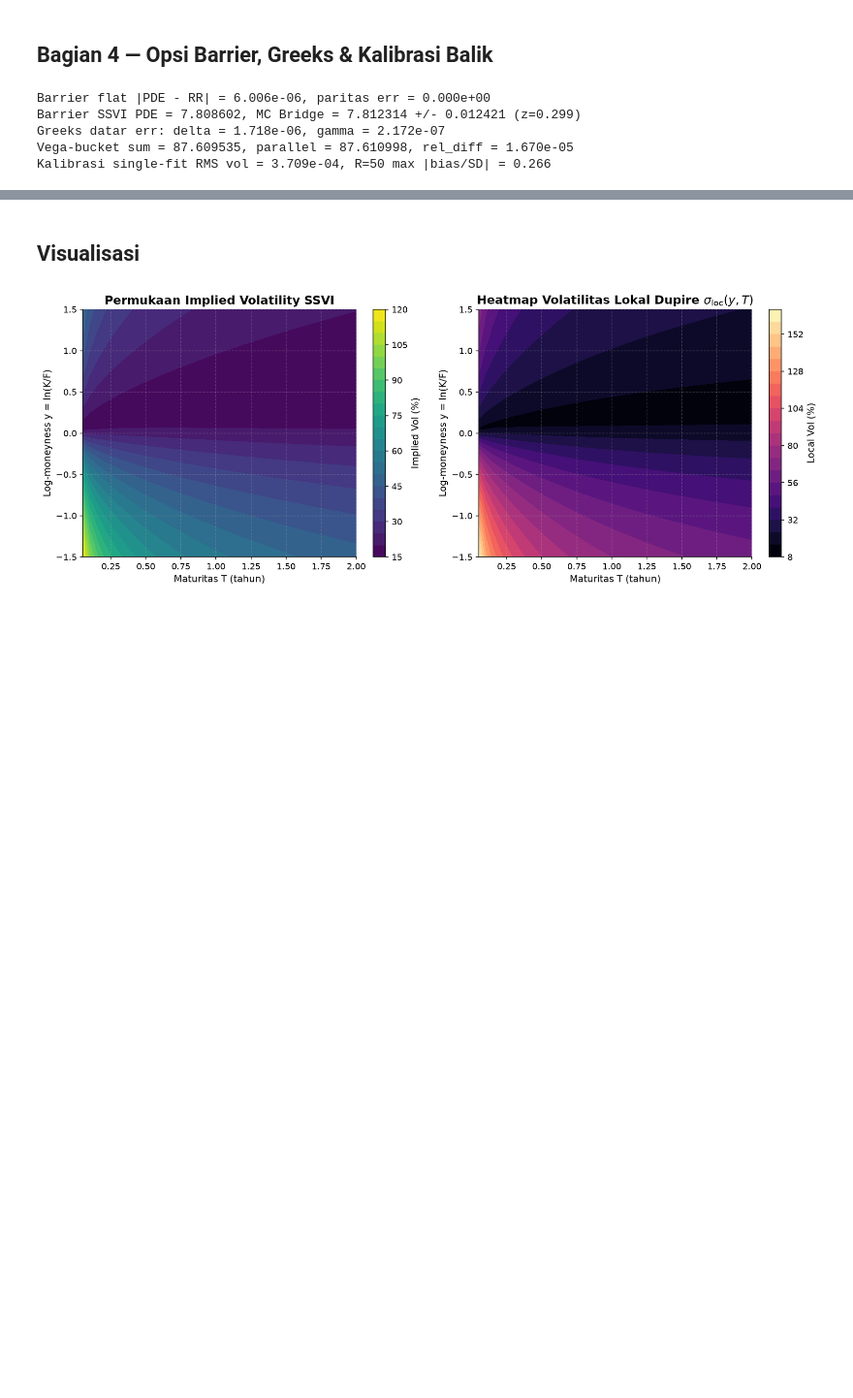
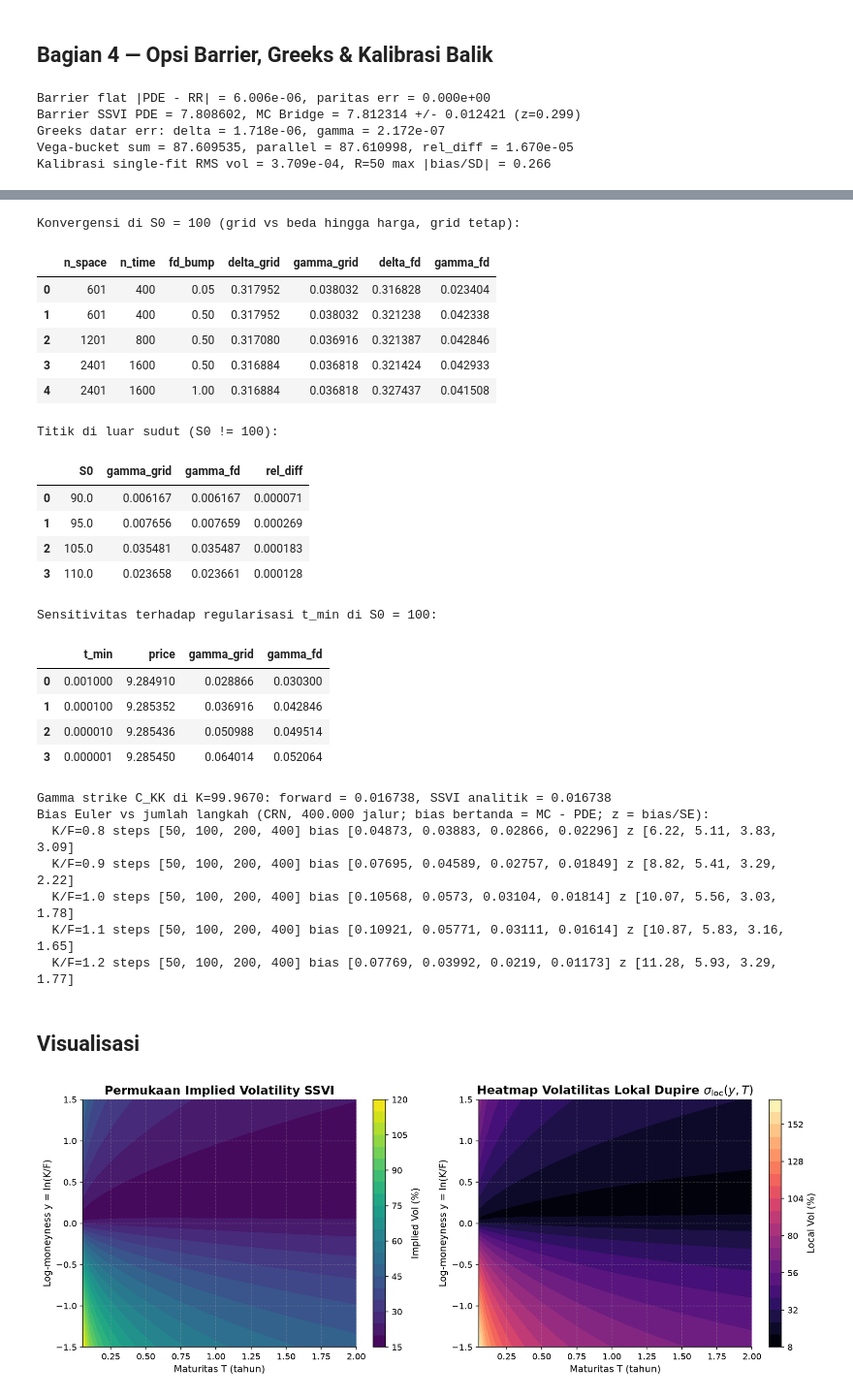
Before and after one commit to Orls967/100QB, a Jupyter notebook: days/day003_quant_volatilitas-lokal-dupire-ssvi.ipynb, the cells around one changed output, grey strips where cells are left out. Shown at 97% size. Saved outputs shown, nothing was run; the diff lists cells and outputs as text; code cells hidden in the pictures; blank space fills up the shorter version.

Commit message:
fix(day003c): diagnose SSVI gamma & MC bias, refine 3b tests, relabel Ruby 2k and relativize links

```diff
--- a/days/day003_quant_volatilitas-lokal-dupire-ssvi.ipynb
+++ b/days/day003_quant_volatilitas-lokal-dupire-ssvi.ipynb
@@ -76,3 +79,43 @@ Kalibrasi single-fit RMS vol = 3.709e-04, R=50 max |bias/SD| = 0.266
+# %%
+gd = results['part4']['greeks']['ssvi_gamma_diagnosis']
+import pandas as pd
+print('Konvergensi di S0 = 100 (grid vs beda hingga harga, grid tetap):')
+display(pd.DataFrame(gd['convergence_at_S0']))
+print('Titik di luar sudut (S0 != 100):')
+display(pd.DataFrame(gd['off_corner_points']))
+print('Sensitivitas terhadap regularisasi t_min di S0 = 100:')
+display(pd.DataFrame(gd['t_min_sensitivity']))
+print(f"Gamma strike C_KK di K={gd['strike_gamma_forward_node_K']:.4f}: forward = {gd['strike_gamma_forward']:.6f}, SSVI analitik = {gd['strike_gamma_ssvi_analytic']:.6f}")
+print('Bias Euler vs jumlah langkah (CRN, 400.000 jalur; bias bertanda = MC - PDE; z = bias/SE):')
+for row in results['part3']['mc_euler_bias_vs_steps']:
+    print(f"  K/F={row['m']:.1f}", 'steps', row['steps'], 'bias', [round(b, 5) for b in row['signed_bias']], 'z', [round(z, 2) for z in row['z_signed']])
+# %% [output]
+Konvergensi di S0 = 100 (grid vs beda hingga harga, grid tetap):
+|  | n_space | n_time | fd_bump | delta_grid | gamma_grid | delta_fd | gamma_fd |
+| 0 | 601 | 400 | 0.05 | 0.317952 | 0.038032 | 0.316828 | 0.023404 |
+| 1 | 601 | 400 | 0.50 | 0.317952 | 0.038032 | 0.321238 | 0.042338 |
+| 2 | 1201 | 800 | 0.50 | 0.317080 | 0.036916 | 0.321387 | 0.042846 |
+| 3 | 2401 | 1600 | 0.50 | 0.316884 | 0.036818 | 0.321424 | 0.042933 |
+| 4 | 2401 | 1600 | 1.00 | 0.316884 | 0.036818 | 0.327437 | 0.041508 |
+Titik di luar sudut (S0 != 100):
+|  | S0 | gamma_grid | gamma_fd | rel_diff |
+| 0 | 90.0 | 0.006167 | 0.006167 | 0.000071 |
+| 1 | 95.0 | 0.007656 | 0.007659 | 0.000269 |
+| 2 | 105.0 | 0.035481 | 0.035487 | 0.000183 |
+| 3 | 110.0 | 0.023658 | 0.023661 | 0.000128 |
+Sensitivitas terhadap regularisasi t_min di S0 = 100:
+|  | t_min | price | gamma_grid | gamma_fd |
+| 0 | 0.001000 | 9.284910 | 0.028866 | 0.030300 |
+| 1 | 0.000100 | 9.285352 | 0.036916 | 0.042846 |
+| 2 | 0.000010 | 9.285436 | 0.050988 | 0.049514 |
+| 3 | 0.000001 | 9.285450 | 0.064014 | 0.052064 |
+Gamma strike C_KK di K=99.9670: forward = 0.016738, SSVI analitik = 0.016738
+Bias Euler vs jumlah langkah (CRN, 400.000 jalur; bias bertanda = MC - PDE; z = bias/SE):
+  K/F=0.8 steps [50, 100, 200, 400] bias [0.04873, 0.03883, 0.02866, 0.02296] z [6.22, 5.11, 3.83, 3.09]
+  K/F=0.9 steps [50, 100, 200, 400] bias [0.07695, 0.04589, 0.02757, 0.01849] z [8.82, 5.41, 3.29, 2.22]
+  K/F=1.0 steps [50, 100, 200, 400] bias [0.10568, 0.0573, 0.03104, 0.01814] z [10.07, 5.56, 3.03, 1.78]
+  K/F=1.1 steps [50, 100, 200, 400] bias [0.10921, 0.05771, 0.03111, 0.01614] z [10.87, 5.83, 3.16, 1.65]
+  K/F=1.2 steps [50, 100, 200, 400] bias [0.07769, 0.03992, 0.0219, 0.01173] z [11.28, 5.93, 3.29, 1.77]
 # %% [markdown]
 ## Visualisasi
 # %%
```
Also changed, not shown: parts of 3 cells of this notebook, 42 other files.
